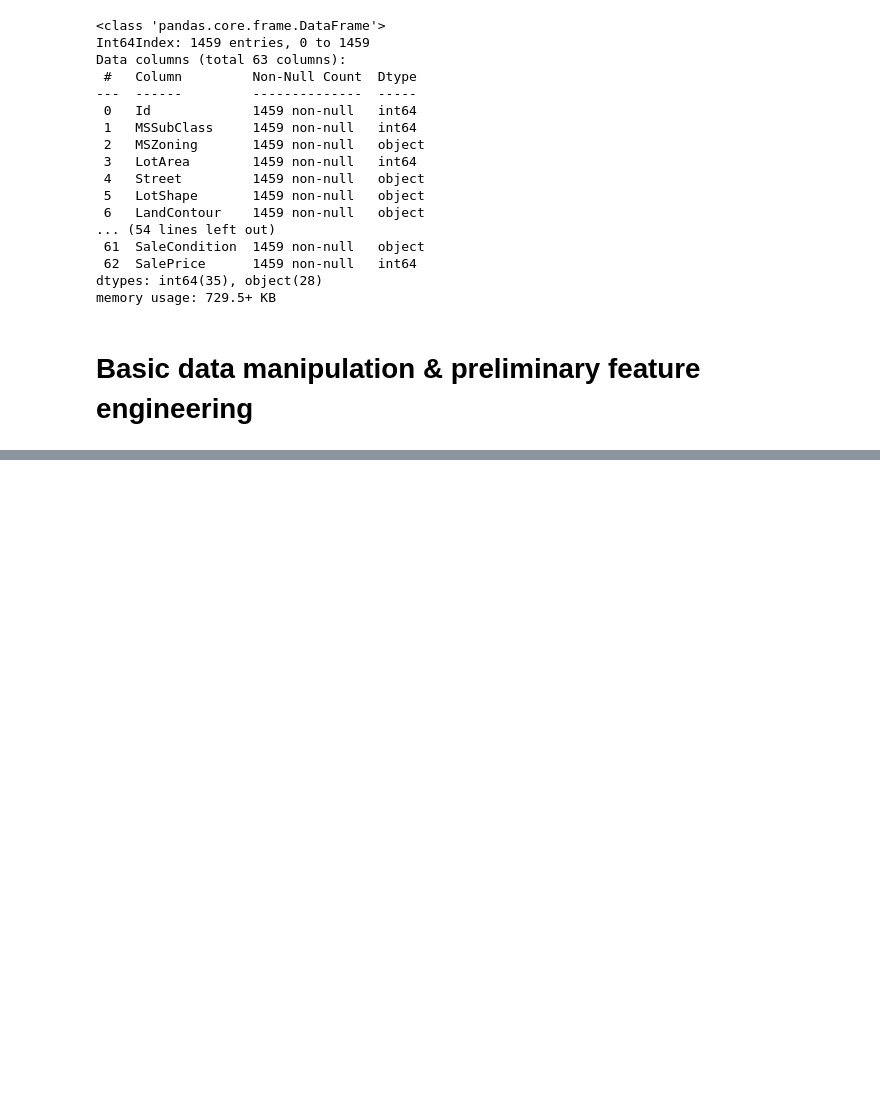
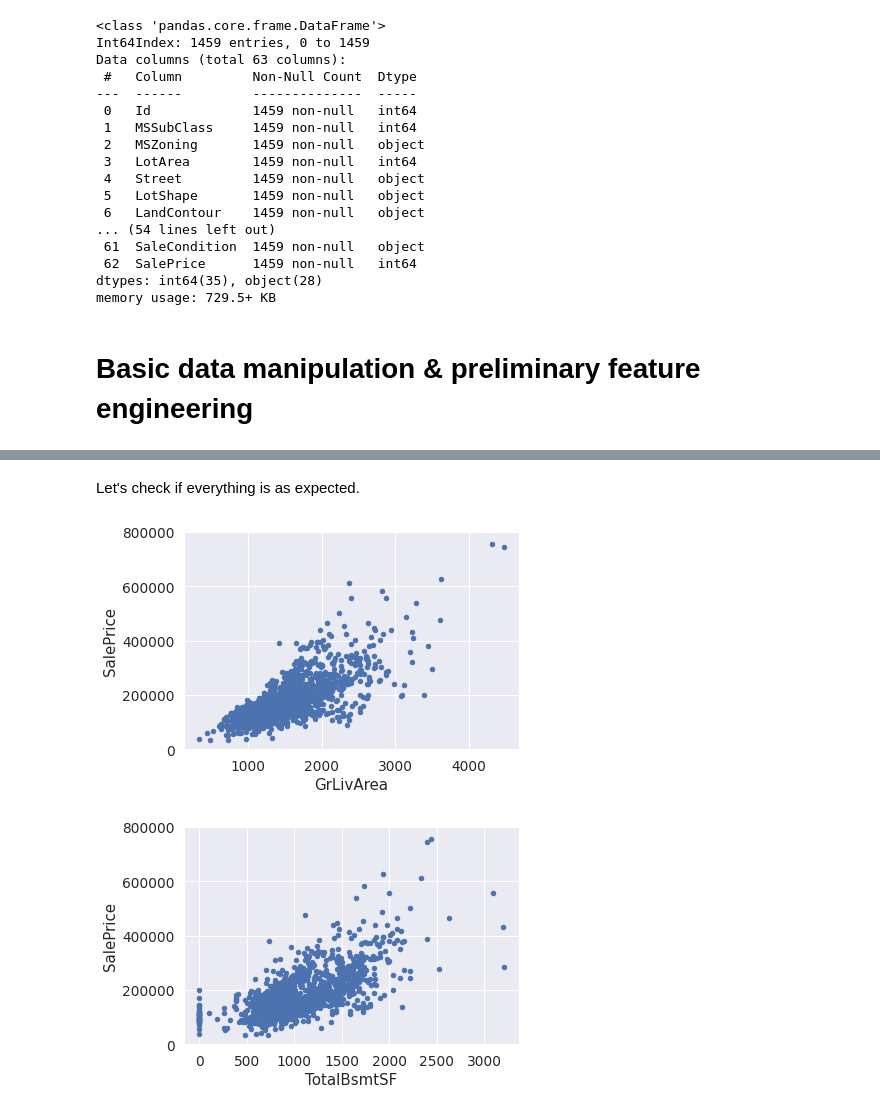
Before and after one commit to gkorpal/TeamPoplar, a Jupyter notebook: gkorpal/data_cleaning-preprocessing.ipynb, the cells around one changed output, grey strips where cells are left out. Drawn from its saved outputs; the diff is of its cells as text; code cells hidden in the pictures; blank space fills up the shorter version.

```diff
--- a/gkorpal/data_cleaning-preprocessing.ipynb
+++ b/gkorpal/data_cleaning-preprocessing.ipynb
@@ -237,0 +289,14 @@ memory usage: 729.5+ KB
+# %%
+# deleting points
+htrain = htrain.drop(htrain[htrain['Id'] == 1299].index)
+htrain = htrain.drop(htrain[htrain['Id'] == 524].index)
+# %% [markdown]
+Let's check if everything is as expected.
+# %%
+# Next we look at numerical variables GrLivArea and TotalBsmtSF
+for var in ['GrLivArea', 'TotalBsmtSF']:
+    data = pd.concat([htrain['SalePrice'], htrain[var]], axis=1)
+    data.plot.scatter(x=var, y='SalePrice', ylim=(0,800000))
+# %% [output]
+[figure, added]
+[figure, added]
```
Also changed, not shown: parts of 19 cells of this notebook.
